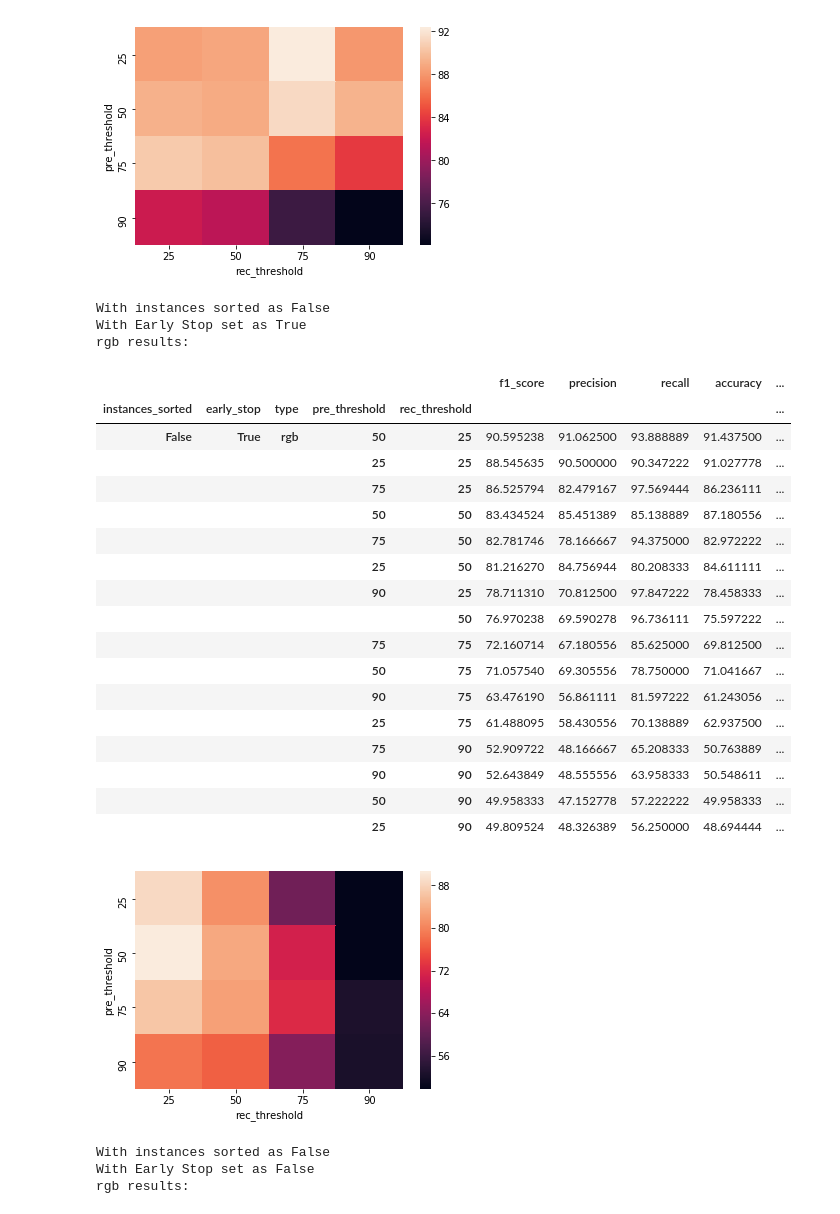
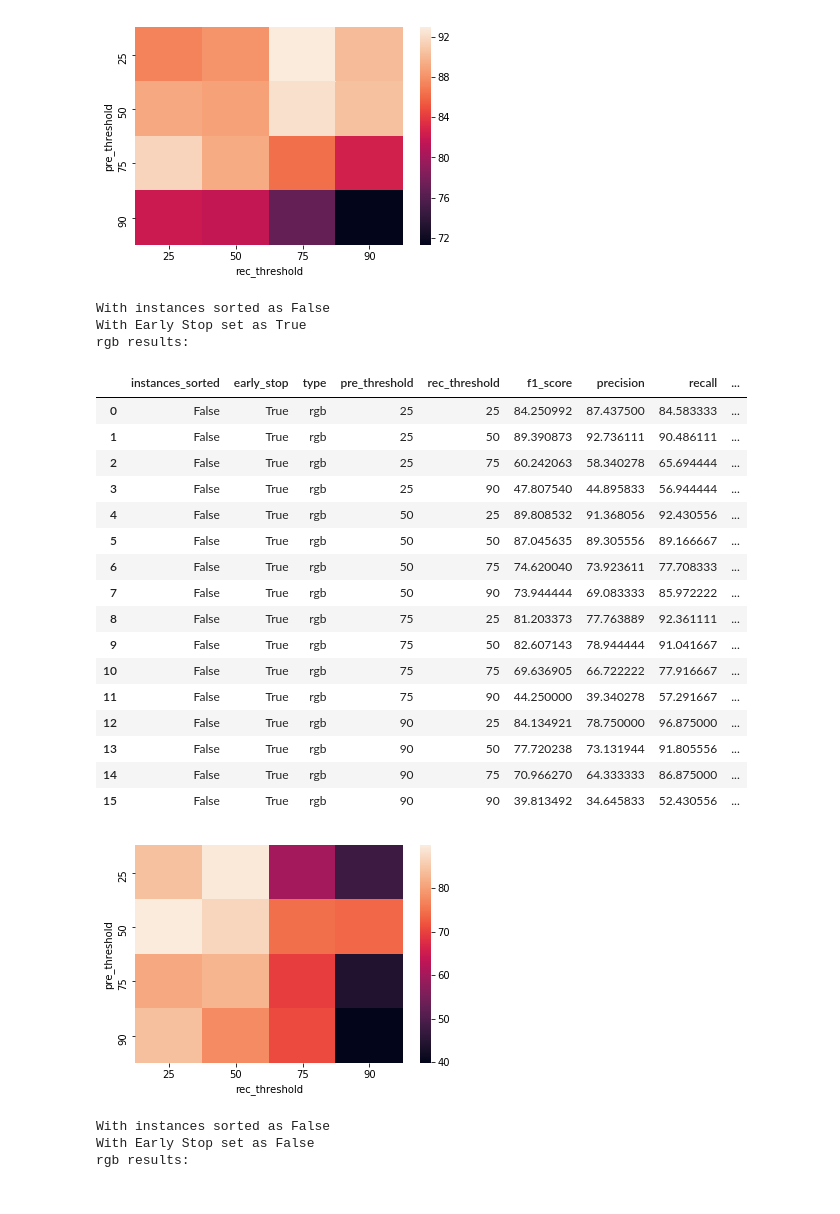
Before and after one commit to adithya-b/ML, a Jupyter notebook: Cross_Validation_Results.ipynb, the cells around one changed output. Saved outputs shown, nothing was run; the diff lists cells and outputs as text; code cells hidden in the pictures.

Commit message:
Checking in the results

```diff
--- a/Cross_Validation_Results.ipynb
+++ b/Cross_Validation_Results.ipynb
@@ -131,7 +131,7 @@ def get_report(filename):
                         "std_dev_max_dissim_":max_std_devs})
     return Results
 # %%
-Results=get_report("/Users/adithyabandi/AllExecutionIV.csv")
+Results=get_report("/Users/adithyabandi/AllExecutionV.csv")
 #Results
 # %%
 Results=Results[['instances_sorted','early_stop','type','split','pre_threshold', 'rec_threshold',
@@ -149,7 +149,7 @@ def display_results(Results,feature_type,early_stop,instance_sort):
     object_Results=object_Results[object_Results.early_stop==early_stop]
     object_Results=object_Results[object_Results.instances_sorted==instance_sort]
     object_Results_grouped=object_Results.groupby(["instances_sorted",'early_stop','type','pre_threshold','rec_threshold'])
-    display(object_Results_grouped.mean().sort_values(by=["f1_score"],ascending=False))
+    display(pd.DataFrame(object_Results_grouped.mean().reset_index()))#sort_values(by=["f1_score"],ascending=False))
     object_Results_grouped_df=object_Results_grouped.aggregate(np.mean)
     object_Results_grouped_df=object_Results_grouped_df.reset_index()
     data_pivoted = object_Results_grouped_df[(object_Results_grouped_df.early_stop==early_stop) & (object_Results_grouped_df.instances_sorted==instance_sort)].pivot("pre_threshold", "rec_threshold", "f1_score")
@@ -159,6 +159,9 @@ def display_results(Results,feature_type,early_stop,instance_sort):
 feature_types=["rgb","shape","object"]
 early_stops=["True","False"]
 instance_sorts=["True","False"]
+All_Results=pd.DataFrame(Results.groupby(["instances_sorted",'early_stop','type','pre_threshold','rec_threshold']).mean().reset_index())
+All_Results.to_csv("/Users/adithyabandi/Results.csv")
+display()
 for feature_type in feature_types:
     for instance_sort in instance_sorts:
         for early_stop in early_stops:
@@ -213,26 +214,25 @@ rgb results:
-[figure, old version]
+[figure, new version]
 With instances sorted as False
 With Early Stop set as True
 rgb results:
-|  |  |  |  |  | f1_score | precision | recall | accuracy | ... |
-| instances_sorted | early_stop | type | pre_threshold | rec_threshold |  |  |  |  | ... |
-| False | True | rgb | 50 | 25 | 90.595238 | 91.062500 | 93.888889 | 91.437500 | ... |
-|  |  |  | 25 | 25 | 88.545635 | 90.500000 | 90.347222 | 91.027778 | ... |
-|  |  |  | 75 | 25 | 86.525794 | 82.479167 | 97.569444 | 86.236111 | ... |
-|  |  |  | 50 | 50 | 83.434524 | 85.451389 | 85.138889 | 87.180556 | ... |
-|  |  |  | 75 | 50 | 82.781746 | 78.166667 | 94.375000 | 82.972222 | ... |
-|  |  |  | 25 | 50 | 81.216270 | 84.756944 | 80.208333 | 84.611111 | ... |
-|  |  |  | 90 | 25 | 78.711310 | 70.812500 | 97.847222 | 78.458333 | ... |
-|  |  |  |  | 50 | 76.970238 | 69.590278 | 96.736111 | 75.597222 | ... |
-|  |  |  | 75 | 75 | 72.160714 | 67.180556 | 85.625000 | 69.812500 | ... |
-|  |  |  | 50 | 75 | 71.057540 | 69.305556 | 78.750000 | 71.041667 | ... |
-|  |  |  | 90 | 75 | 63.476190 | 56.861111 | 81.597222 | 61.243056 | ... |
-|  |  |  | 25 | 75 | 61.488095 | 58.430556 | 70.138889 | 62.937500 | ... |
-|  |  |  | 75 | 90 | 52.909722 | 48.166667 | 65.208333 | 50.763889 | ... |
-|  |  |  | 90 | 90 | 52.643849 | 48.555556 | 63.958333 | 50.548611 | ... |
-|  |  |  | 50 | 90 | 49.958333 | 47.152778 | 57.222222 | 49.958333 | ... |
-|  |  |  | 25 | 90 | 49.809524 | 48.326389 | 56.250000 | 48.694444 | ... |
+|  | instances_sorted | early_stop | type | pre_threshold | rec_threshold | f1_score | precision | recall | ... |
+| 0 | False | True | rgb | 25 | 25 | 84.250992 | 87.437500 | 84.583333 | ... |
+| 1 | False | True | rgb | 25 | 50 | 89.390873 | 92.736111 | 90.486111 | ... |
+| 2 | False | True | rgb | 25 | 75 | 60.242063 | 58.340278 | 65.694444 | ... |
+| 3 | False | True | rgb | 25 | 90 | 47.807540 | 44.895833 | 56.944444 | ... |
+| 4 | False | True | rgb | 50 | 25 | 89.808532 | 91.368056 | 92.430556 | ... |
+| 5 | False | True | rgb | 50 | 50 | 87.045635 | 89.305556 | 89.166667 | ... |
+| 6 | False | True | rgb | 50 | 75 | 74.620040 | 73.923611 | 77.708333 | ... |
+| 7 | False | True | rgb | 50 | 90 | 73.944444 | 69.083333 | 85.972222 | ... |
+| 8 | False | True | rgb | 75 | 25 | 81.203373 | 77.763889 | 92.361111 | ... |
+| 9 | False | True | rgb | 75 | 50 | 82.607143 | 78.944444 | 91.041667 | ... |
+| 10 | False | True | rgb | 75 | 75 | 69.636905 | 66.722222 | 77.916667 | ... |
+| 11 | False | True | rgb | 75 | 90 | 44.250000 | 39.340278 | 57.291667 | ... |
+| 12 | False | True | rgb | 90 | 25 | 84.134921 | 78.750000 | 96.875000 | ... |
+| 13 | False | True | rgb | 90 | 50 | 77.720238 | 73.131944 | 91.805556 | ... |
+| 14 | False | True | rgb | 90 | 75 | 70.966270 | 64.333333 | 86.875000 | ... |
+| 15 | False | True | rgb | 90 | 90 | 39.813492 | 34.645833 | 52.430556 | ... |
-[figure, old version]
+[figure, new version]
 With instances sorted as False
 With Early Stop set as False
 rgb results:
```
Also changed, not shown: parts of 1 cell of this notebook, 1 other file.
